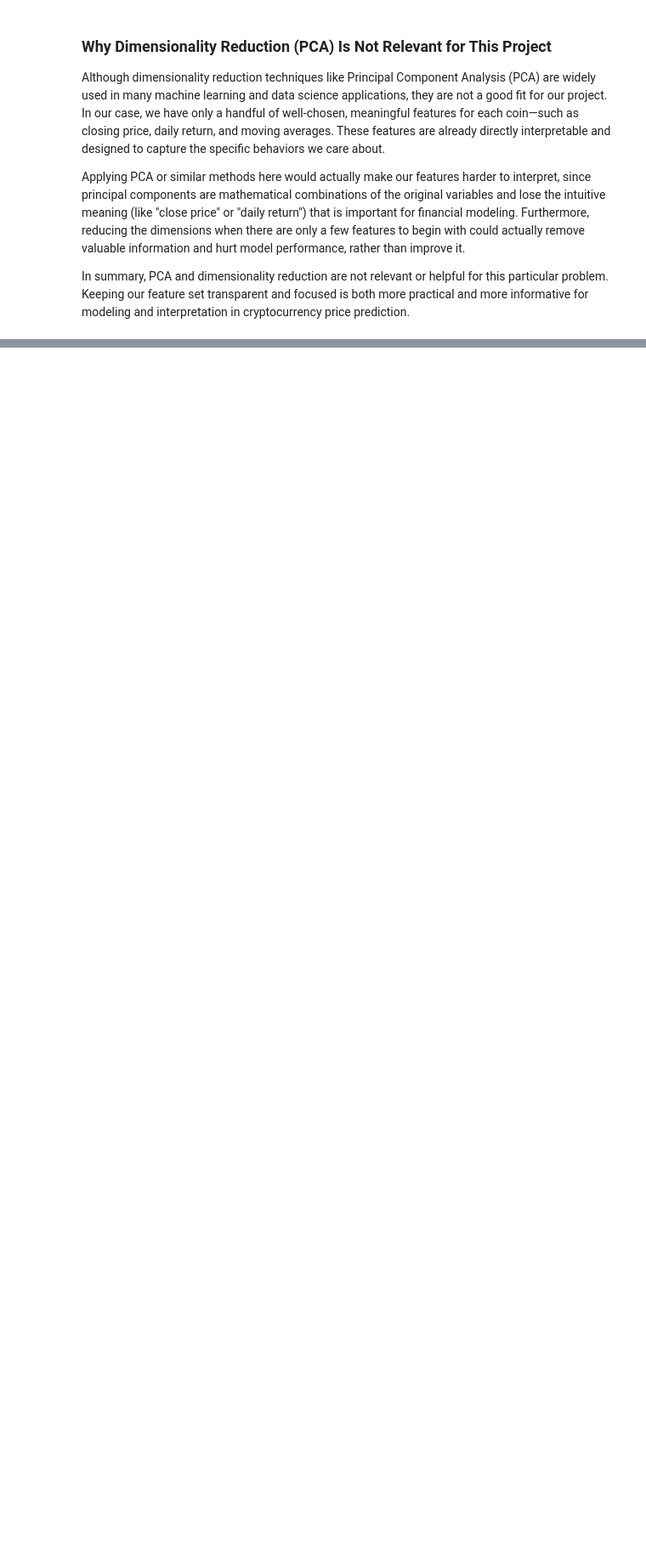
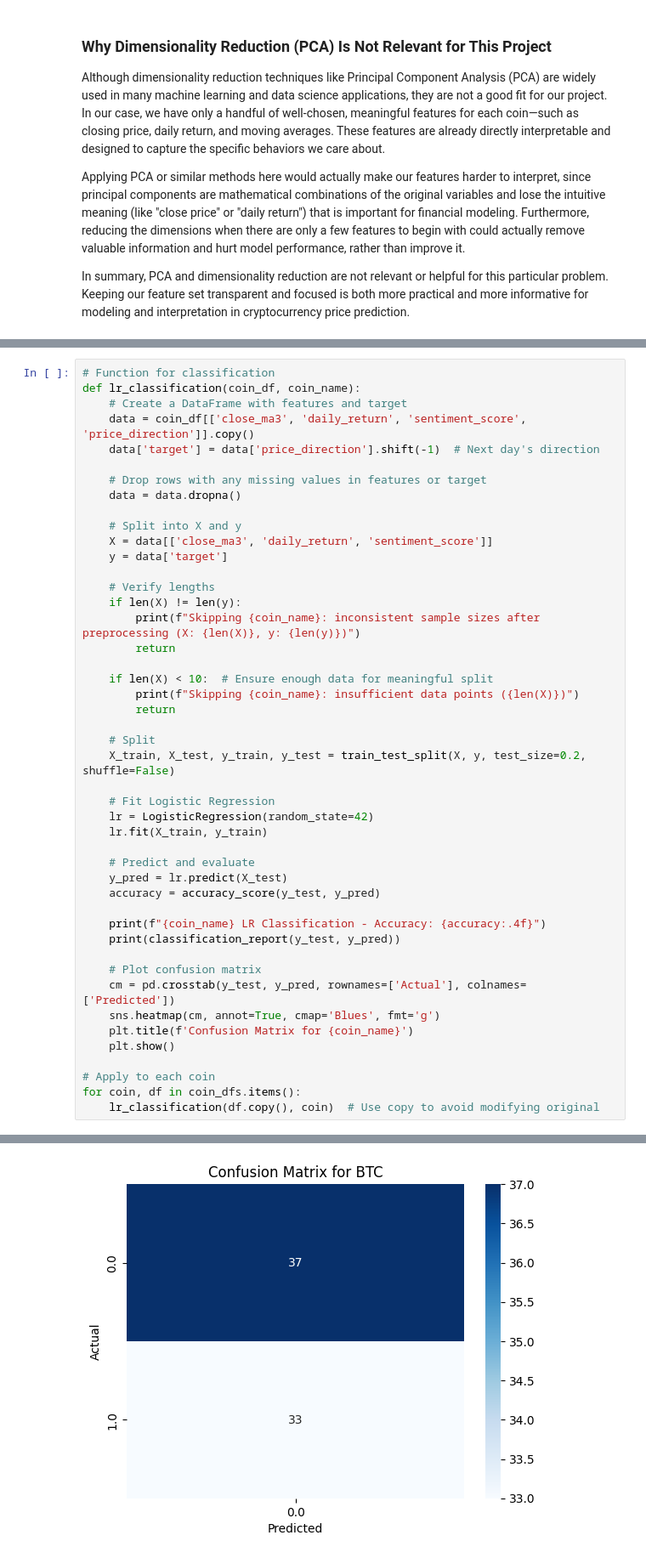
Before and after one commit to Eris-Leksi/Cryptocurrency-Price-Prediction-Models-, a Jupyter notebook: script.ipynb, the cells around one changed output, grey strips where cells are left out. Shown at 85% size. Drawn from its saved outputs; the diff is of its cells as text; blank space fills up the shorter version.

```diff
--- a/script.ipynb
+++ b/script.ipynb
@@ -598,0 +892,47 @@ In summary, PCA and dimensionality reduction are not relevant or helpful for thi
+# %%
+# Function for classification
+def lr_classification(coin_df, coin_name):
+    # Create a DataFrame with features and target
+    data = coin_df[['close_ma3', 'daily_return', 'sentiment_score', 'price_direction']].copy()
+    data['target'] = data['price_direction'].shift(-1)  # Next day's direction
+
+    # Drop rows with any missing values in features or target
+    data = data.dropna()
+
+    # Split into X and y
+    X = data[['close_ma3', 'daily_return', 'sentiment_score']]
+    y = data['target']
+
+    # Verify lengths
+    if len(X) != len(y):
+        print(f"Skipping {coin_name}: inconsistent sample sizes after preprocessing (X: {len(X)}, y: {len(y)})")
+        return
+
+    if len(X) < 10:  # Ensure enough data for meaningful split
+        print(f"Skipping {coin_name}: insufficient data points ({len(X)})")
+        return
+
+    # Split
+    X_train, X_test, y_train, y_test = train_test_split(X, y, test_size=0.2, shuffle=False)
+
+    # Fit Logistic Regression
+    lr = LogisticRegression(random_state=42)
+    lr.fit(X_train, y_train)
+
+    # Predict and evaluate
+    y_pred = lr.predict(X_test)
+    accuracy = accuracy_score(y_test, y_pred)
+
+    print(f"{coin_name} LR Classification - Accuracy: {accuracy:.4f}")
+    print(classification_report(y_test, y_pred))
+
+    # Plot confusion matrix
+    cm = pd.crosstab(y_test, y_pred, rownames=['Actual'], colnames=['Predicted'])
+    sns.heatmap(cm, annot=True, cmap='Blues', fmt='g')
+    plt.title(f'Confusion Matrix for {coin_name}')
+    plt.show()
+
+# Apply to each coin
+for coin, df in coin_dfs.items():
+    lr_classification(df.copy(), coin)  # Use copy to avoid modifying original
+# %% [output]
@@ -598,0 +948 @@ In summary, PCA and dimensionality reduction are not relevant or helpful for thi
+[figure, added]
```
Also changed, not shown: parts of 20 cells of this notebook.
